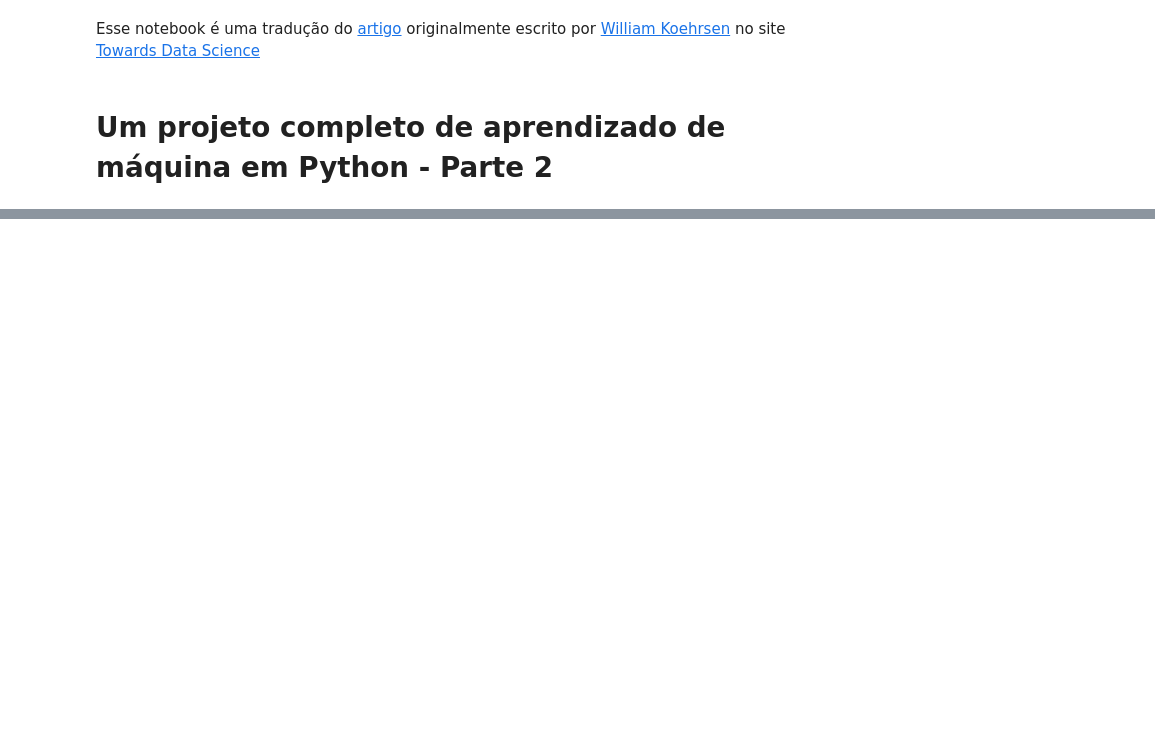
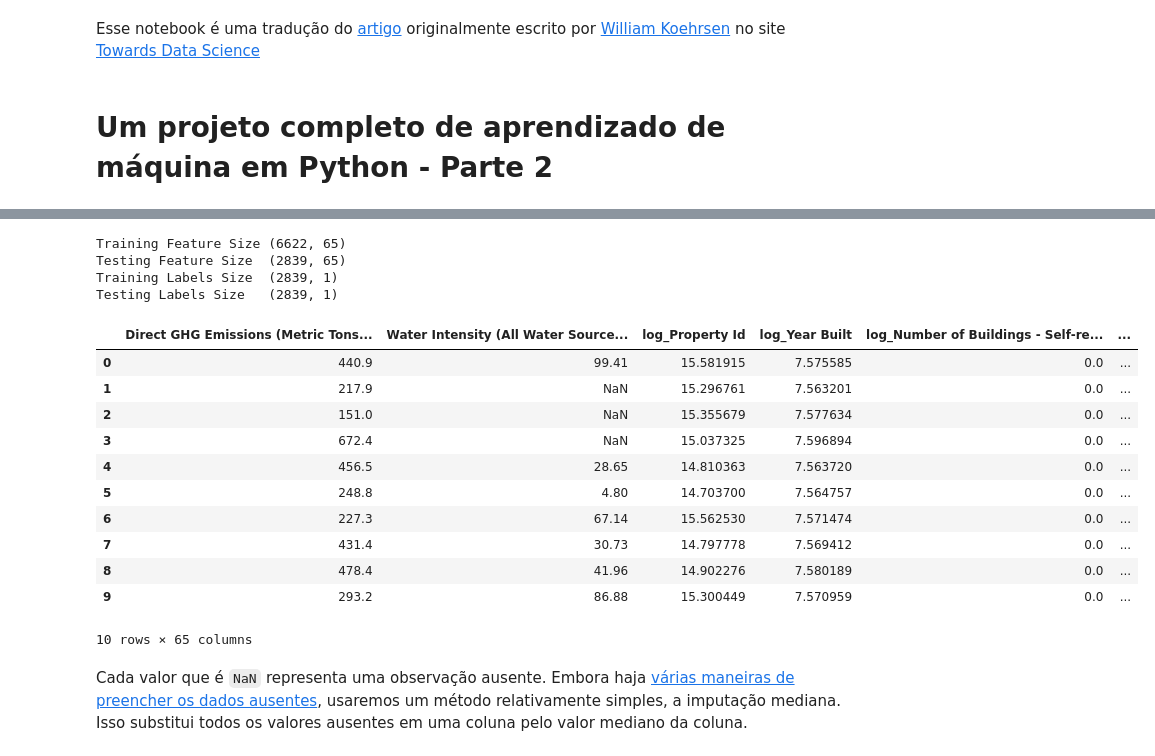
Before and after one commit to willsilvano/datascience, a Jupyter notebook: Towards DataScience/Energy New York - Part Two.ipynb, the cells around one changed output, grey strips where cells are left out. Drawn from its saved outputs; the diff is of its cells as text; code cells hidden in the pictures; blank space fills up the shorter version.

```diff
--- a/Towards DataScience/Energy New York - Part Two.ipynb
+++ b/Towards DataScience/Energy New York - Part Two.ipynb
@@ -12,0 +74,36 @@ Artigos do site [Towards Data Science](https://towardsdatascience.com/) traduzid
+# %%
+# Cria novos dataframes com base nos arquivos salvos anteriormente
+train_features = pd.read_csv('data/energy_new_york_training_features.csv')
+test_features = pd.read_csv('data/energy_new_york_testing_features.csv')
+
+train_labels = pd.read_csv('data/energy_new_york_training_labels.csv')
+train_labels = pd.read_csv('data/energy_new_york_testing_labels.csv')
+
+# Exibe o tamanho dos dataframes
+print('Training Feature Size', train_features.shape)
+print('Testing Feature Size ', test_features.shape)
+print('Training Labels Size ', train_labels.shape)
+print('Testing Labels Size  ', train_labels.shape)
+# %% [output]
+Training Feature Size (6622, 65)
+Testing Feature Size  (2839, 65)
+Training Labels Size  (2839, 1)
+Testing Labels Size   (2839, 1)
+# %%
+# Mosstra as 10 primeiras linhas do dataframe
+train_features.head(10)
+# %% [output]
+|  | Direct GHG Emissions (Metric Tons... | Water Intensity (All Water Source... | log_Property Id | log_Year Built | log_Number of Buildings - Self-re... | ... |
+| 0 | 440.9 | 99.41 | 15.581915 | 7.575585 | 0.0 | ... |
+| 1 | 217.9 | NaN | 15.296761 | 7.563201 | 0.0 | ... |
+| 2 | 151.0 | NaN | 15.355679 | 7.577634 | 0.0 | ... |
+| 3 | 672.4 | NaN | 15.037325 | 7.596894 | 0.0 | ... |
+| 4 | 456.5 | 28.65 | 14.810363 | 7.563720 | 0.0 | ... |
+| 5 | 248.8 | 4.80 | 14.703700 | 7.564757 | 0.0 | ... |
+| 6 | 227.3 | 67.14 | 15.562530 | 7.571474 | 0.0 | ... |
+| 7 | 431.4 | 30.73 | 14.797778 | 7.569412 | 0.0 | ... |
+| 8 | 478.4 | 41.96 | 14.902276 | 7.580189 | 0.0 | ... |
+| 9 | 293.2 | 86.88 | 15.300449 | 7.570959 | 0.0 | ... |
+10 rows × 65 columns
+# %% [markdown]
+Cada valor que é `NaN` representa uma observação ausente. Embora haja [várias maneiras de preencher os dados ausentes](https://www.omicsonline.org/open-access/a-comparison-of-six-methods-for-missing-data-imputation-2155-6180-1000224.php?aid=54590), usaremos um método relativamente simples, a imputação mediana. Isso substitui todos os valores ausentes em uma coluna pelo valor mediano da coluna.
```
Also changed, not shown: parts of 5 cells of this notebook, 1 other file.
